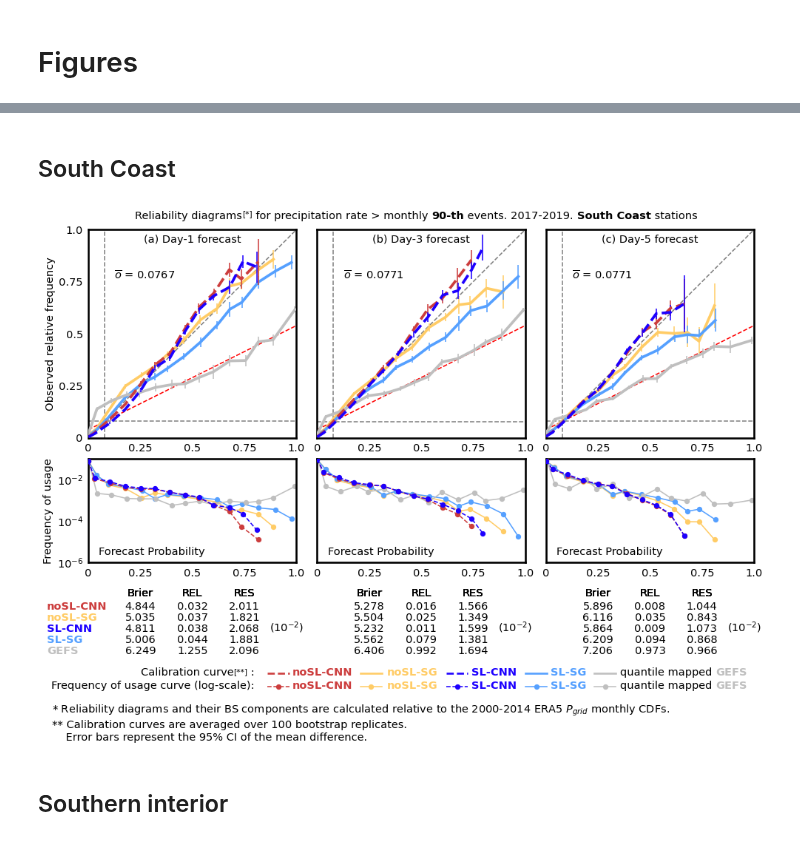
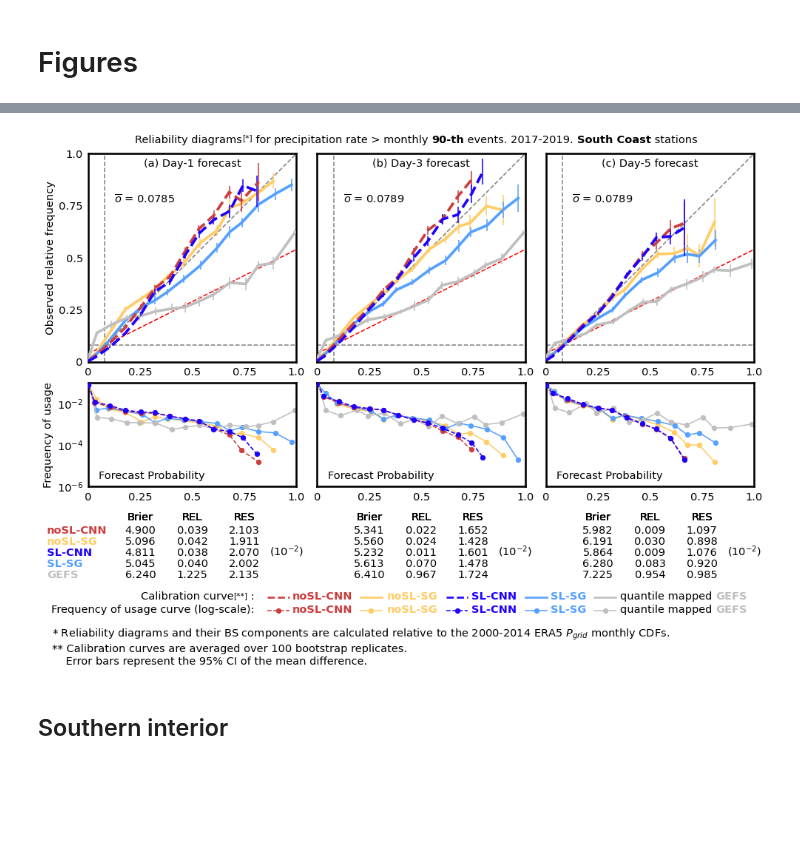
Before and after one commit to yingkaisha/rainbow, a Jupyter notebook: publish/PLOT_reliability_diagram_BCH.ipynb, the cells around one changed output, grey strips where cells are left out. Saved outputs shown, nothing was run; the diff lists cells and outputs as text; code cells hidden in the pictures; blank space fills up the shorter version.

Commit message:
update reliability diagram figure.

```diff
--- a/publish/PLOT_reliability_diagram_BCH.ipynb
+++ b/publish/PLOT_reliability_diagram_BCH.ipynb
@@ -388,5 +392,3 @@ obar: 0.07778591025635269, 0.07817481343116037, 0.07819929685290036
-# %% [markdown]
-## South Coast
 # %%
 fig = plt.figure(figsize=(12, 12/(3.2)*2.05), dpi=dpi_)
 titles = ['(a) Day-1 forecast', '(b) Day-3 forecast', '(c) Day-5 forecast']
@@ -489,9 +491,9 @@ for i, ind in enumerate([0, 2, 4]):
         handle_lines += AX_hi[i].plot(temp_ux, temp_uy, color=C[m], linestyle=LS[m], linewidth=1.5,
                                       marker='o', ms=7, mew=0, mfc=C[m], zorder=Z[m]-2, label=label_[m])
 
-AX_re[0].text(0.125, 0.75, '$\overline{o}$ = 0.0767', ha='left', va='bottom', fontsize=14)
-AX_re[1].text(0.125, 0.75, '$\overline{o}$ = 0.0771', ha='left', va='bottom', fontsize=14)
-AX_re[2].text(0.125, 0.75, '$\overline{o}$ = 0.0771', ha='left', va='bottom', fontsize=14)
+AX_re[0].text(0.125, 0.75, '$\overline{o}$ = 0.0785', ha='left', va='bottom', fontsize=14)
+AX_re[1].text(0.125, 0.75, '$\overline{o}$ = 0.0789', ha='left', va='bottom', fontsize=14)
+AX_re[2].text(0.125, 0.75, '$\overline{o}$ = 0.0789', ha='left', va='bottom', fontsize=14)
 
 ax_t1 = fig.add_axes([0.5*(3.2-2.75)/3.2, 1.0, (2.75/3.2), 0.045])
 ax_t1.set_axis_off()
@@ -576,34 +578,34 @@ gu.string_partial_format(fig, ax_lg1, 0.73, 0.9, 'left', 'top', ['quantile mappe
 ax_lg2.text(0.07, 0.9, 'noSL-CNN', ha='left', va='top', fontsize=14, fontweight='bold',
             color=KW['bcnn']['color'], transform=ax_lg2.transAxes)
 ax_lg2.text(0.26, 0.9, 'noSL-SG', ha='left', va='top', fontsize=14, fontweight='bold',
             color=KW['base']['color'], transform=ax_lg2.transAxes)
 ax_lg2.text(0.43, 0.9, 'SL-CNN', ha='left', va='top', fontsize=14, fontweight='bold',
             color=KW['scnn']['color'], transform=ax_lg2.transAxes)
 ax_lg2.text(0.59, 0.9, 'SL-SG', ha='left', va='top', fontsize=14, fontweight='bold',
             color=KW['sl']['color'], transform=ax_lg2.transAxes)
 gu.string_partial_format(fig, ax_lg2, 0.73, 0.9, 'left', 'top', ['quantile mapped ', 'GEFS'],
                          ['k', gray, 'k'], [14,]*3,  ['normal', 'bold', 'normal']);
 
 ax_lw1.set_axis_off()
 ax_lg1.set_axis_off()
 ax_lw2.set_axis_off()
 ax_lg2.set_axis_off()
 
 ax_w1 = fig.add_axes([-0.055, -0.135, 1.065, 0.025])
 ax_w1.set_axis_off()
 ax_w1.text(0, 1, '* Reliability diagrams and their BS components are calculated relative to the 2000-2014 ERA5 $P_{grid}$ monthly CDFs.',
           ha='left', va='top', fontsize=14, transform=ax_w1.transAxes);
 
 ax_w2 = fig.add_axes([-0.055, -0.2, 1.065, 0.05])
 ax_w2.set_axis_off()
 ax_w2.text(0, 1, '** Calibration curves are averaged over 100 bootstrap replicates.\n    Error bars represent the 95% CI of the mean difference.',
           ha='left', va='top', fontsize=14, transform=ax_w2.transAxes);
 
 if need_publish:
     # Save figure
     fig.savefig(fig_dir+'AnEn_BCH_Calib_SouthCoast.png', format='png', **fig_keys)
 # %% [output]
-[figure, old version]
+[figure, new version]
 # %% [markdown]
 ## Southern interior
 # %%
```
Also changed, not shown: parts of 10 cells of this notebook.
